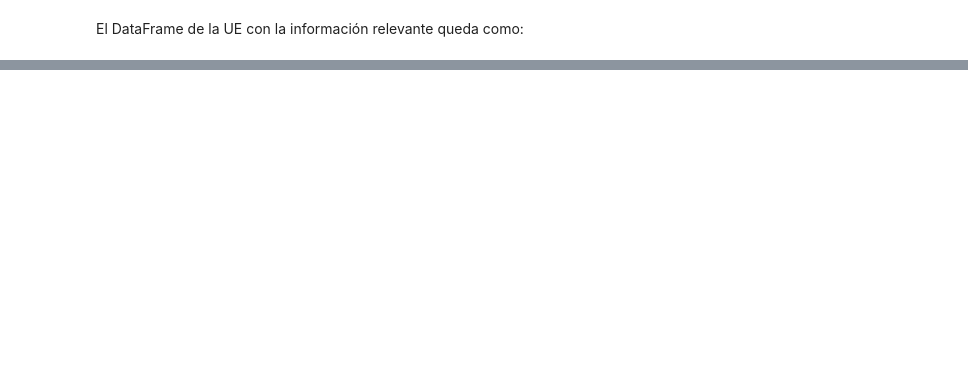
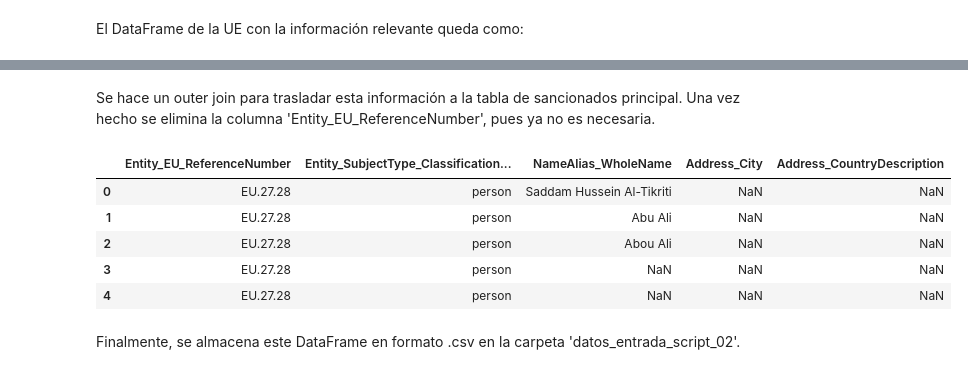
Before and after one commit to Chanalber/TFM, a Jupyter notebook: Código y datos/01_extraer_datos.ipynb, the cells around one changed output, grey strips where cells are left out. Drawn from its saved outputs; the diff is of its cells as text; code cells hidden in the pictures; blank space fills up the shorter version.

```diff
--- a/Código y datos/01_extraer_datos.ipynb
+++ b/Código y datos/01_extraer_datos.ipynb
@@ -312,0 +402,36 @@ Finalmente, se almacena este DataFrame en formato .csv en la carpeta 'datos_entr
+# %%
+df_ue = pd.read_csv('UE_EEUU_data_crudo/sancionlist2_UE.csv',dtype=str).replace({np.nan:'0'})
+df = df_ue.groupby(['Entity_EU_ReferenceNumber'], as_index = False).agg({'Address_City': ';'.join,'Address_CountryDescription': ';'.join})
+
+for element in df.columns:
+    df[element] = df[element].str.title()
+df['Entity_EU_ReferenceNumber'] = df['Entity_EU_ReferenceNumber'].str.upper()
+# %%
+list_new_city = []
+list_new_country = []
+
+for element in range(len(df)):
+    string1 = df.loc[element,'Address_City']
+    string2 = df.loc[element,'Address_CountryDescription']
+    string_pattern = r"(0;[A-Z][a-z]{1,10}[ -'][A-Z][a-z]{1,10}[ -][A-Z][a-z]{1,10})|(0;[A-Z][a-z]{1,10}[ -'][A-Z][a-z]{1,10})|(0;[A-Z][a-z]{1,10})"
+    regex_pattern = re.compile(string_pattern)
+    result1 = regex_pattern.search(string1)
+    result2 = regex_pattern.search(string2)
+
+    if result1 != None:
+        list_new_city.append(result1.group())
+    else:
+        list_new_city.append('0;0')
+
+    if result2 != None:
+        list_new_country.append(result2.group())
+    else:
+        list_new_country.append('0;0')
+# %%
+df = df.drop(columns=['Address_City','Address_CountryDescription'])
+df['Address_City'] = list_new_city
+df['Address_CountryDescription'] = list_new_country
+
+df[[0,'Address_City']]=df.Address_City.str.split(';',expand=True)
+df[[0,'Address_CountryDescription']]=df.Address_CountryDescription.str.split(';',expand=True)
+df=df.drop(columns=[0])
@@ -313,2 +449,21 @@ Finalmente, se almacena este DataFrame en formato .csv en la carpeta 'datos_entr
+# %% [markdown]
+Se hace un outer join para trasladar esta información a la tabla de sancionados principal. Una vez hecho se elimina la columna 'Entity_EU_ReferenceNumber', pues ya no es necesaria.
+# %%
+df_ue = df_ue.loc[:,['Entity_EU_ReferenceNumber','Entity_SubjectType_ClassificationCode','NameAlias_WholeName',
+                        'Address_City','Address_CountryDescription']].reset_index(drop=True)
+df_ue.drop(columns=['Address_City','Address_CountryDescription'],inplace=True)
+
+df_ue = df_ue.merge(df,how='outer',on='Entity_EU_ReferenceNumber').replace({'0':np.nan})
+# %%
+df_ue.head()
+# %% [output]
+|  | Entity_EU_ReferenceNumber | Entity_SubjectType_Classification... | NameAlias_WholeName | Address_City | Address_CountryDescription |
+| 0 | EU.27.28 | person | Saddam Hussein Al-Tikriti | NaN | NaN |
+| 1 | EU.27.28 | person | Abu Ali | NaN | NaN |
+| 2 | EU.27.28 | person | Abou Ali | NaN | NaN |
+| 3 | EU.27.28 | person | NaN | NaN | NaN |
+| 4 | EU.27.28 | person | NaN | NaN | NaN |
+# %% [markdown]
+Finalmente, se almacena este DataFrame en formato .csv en la carpeta 'datos_entrada_script_02'.
 # %%
 df_ue.to_csv('datos_entrada_script_02/df_ue.csv')
```
Also changed, not shown: parts of 35 cells of this notebook, 18 other files.
